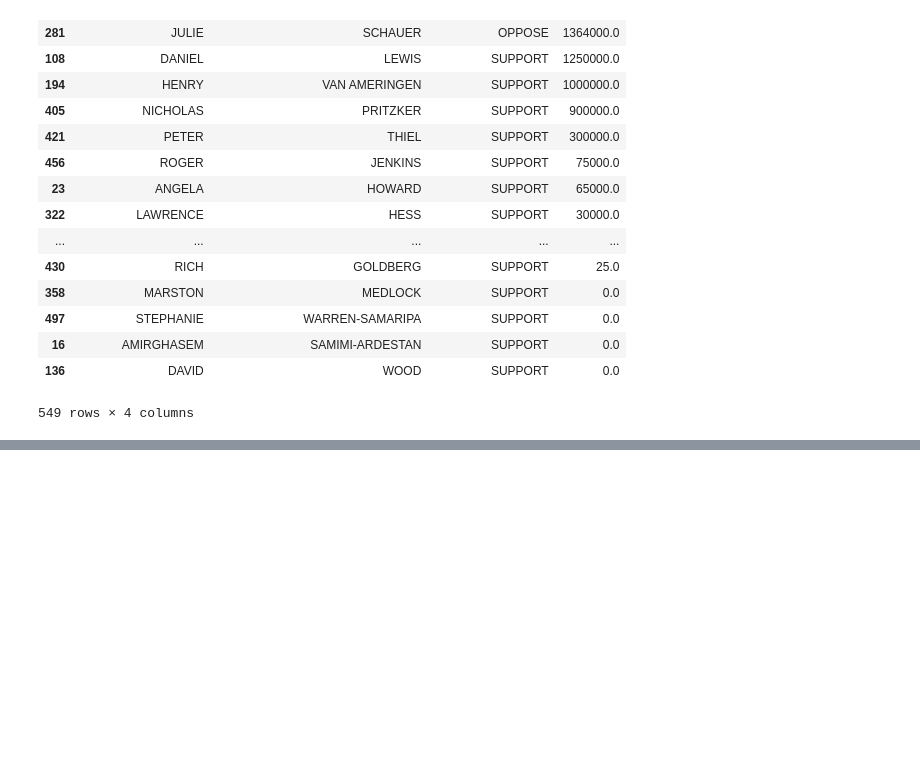
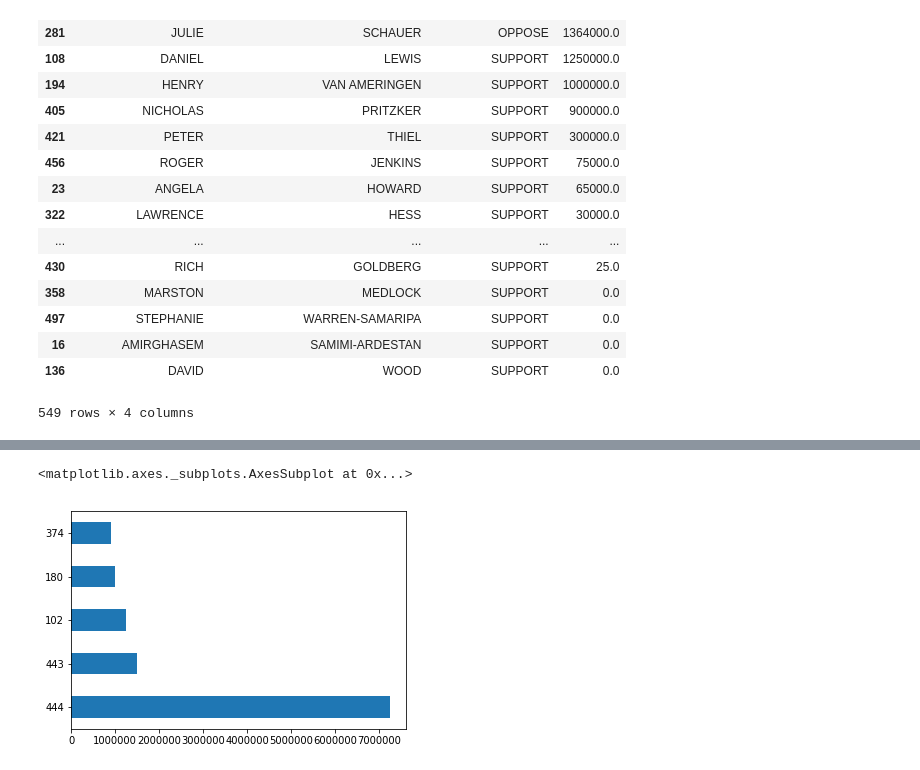
Before and after one commit to alanhovorka/first-python-notebook, a Jupyter notebook: firstjupnb.py.ipynb, the cells around one changed output, grey strips where cells are left out. Drawn from its saved outputs; the diff is of its cells as text; code cells hidden in the pictures; blank space fills up the shorter version.

```diff
--- a/firstjupnb.py.ipynb
+++ b/firstjupnb.py.ipynb
@@ -384,0 +431,5 @@ merged.groupby(["contributor_firstname","contributor_lastname","committee_positi
+# %%
+top_supporters.head(5).amount.plot.barh()
+# %% [output]
+<matplotlib.axes._subplots.AxesSubplot at 0x...>
+[figure, added]
```
Also changed, not shown: parts of 13 cells of this notebook, 1 other file.
